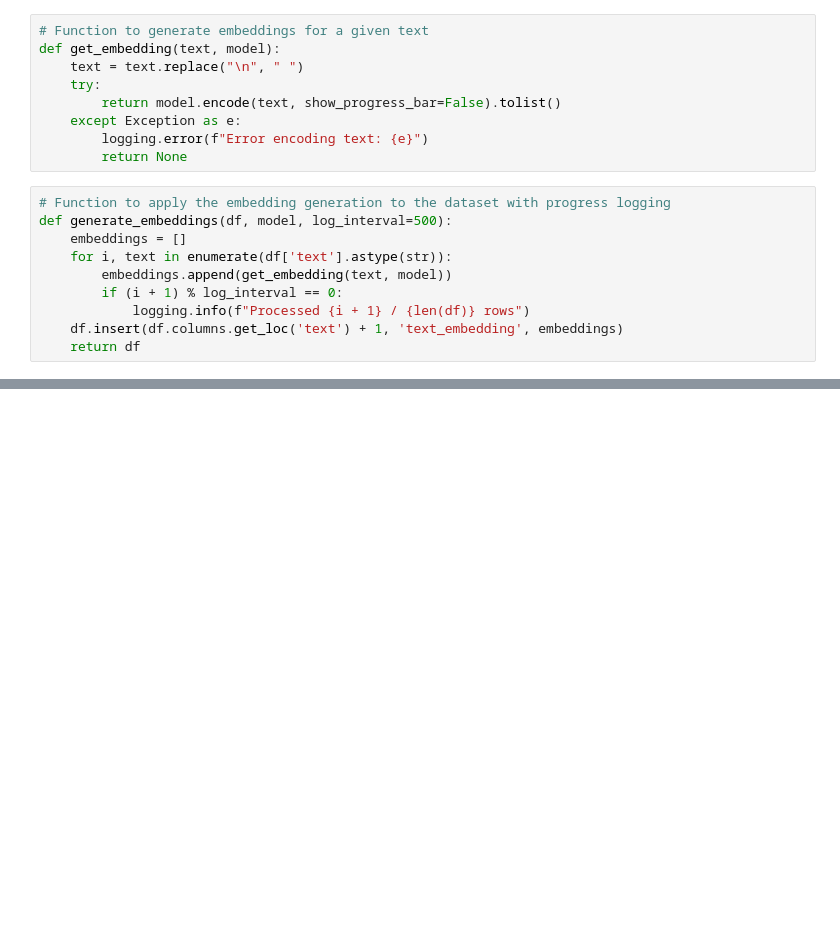
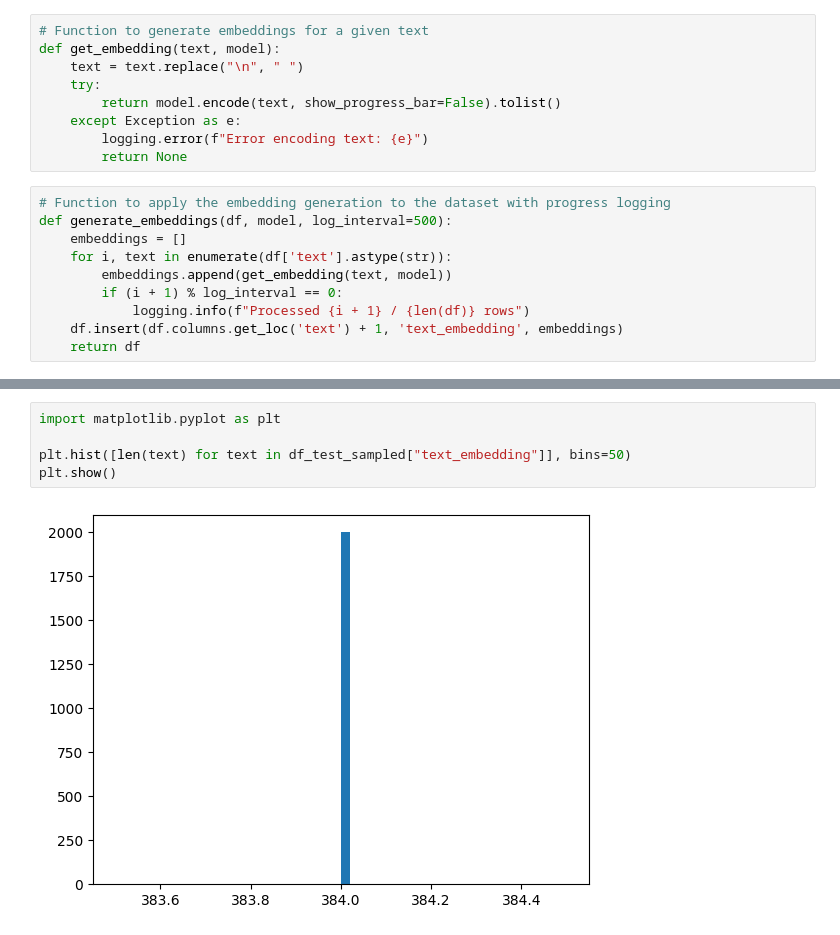
Before and after one commit to eduardooliveiraps/prompt-injection-detection, a Jupyter notebook: generate-embeddings.ipynb, the cells around one changed output, grey strips where cells are left out. Cells and saved outputs as stored; diff of their text form; blank space fills up the shorter version.

```diff
--- a/generate-embeddings.ipynb
+++ b/generate-embeddings.ipynb
@@ -95,3 +107,10 @@ df_test_sampled = generate_embeddings(df_test_sampled, embedding_model)
+# %%
+import matplotlib.pyplot as plt
+
+plt.hist([len(text) for text in df_test_sampled["text_embedding"]], bins=50)
+plt.show()
+# %% [output]
+[figure, added]
 # %%
 # Save the datasets with embeddings to new CSV files
 df_train_sampled.to_csv('data/train_sampled_with_embeddings.csv', index=False)
```
Also changed, not shown: parts of 10 cells of this notebook.
